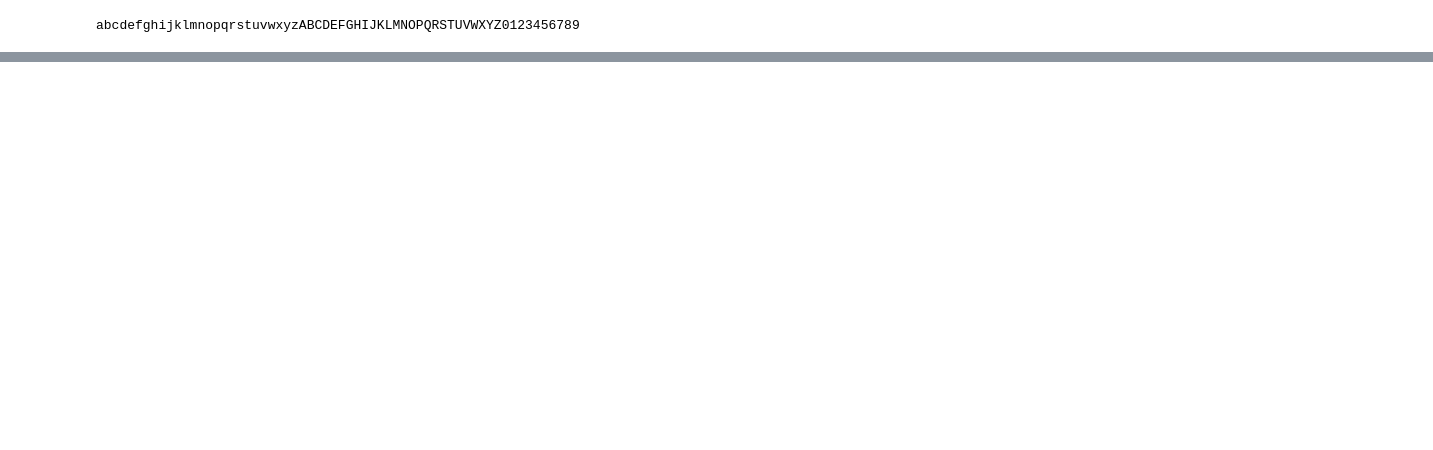
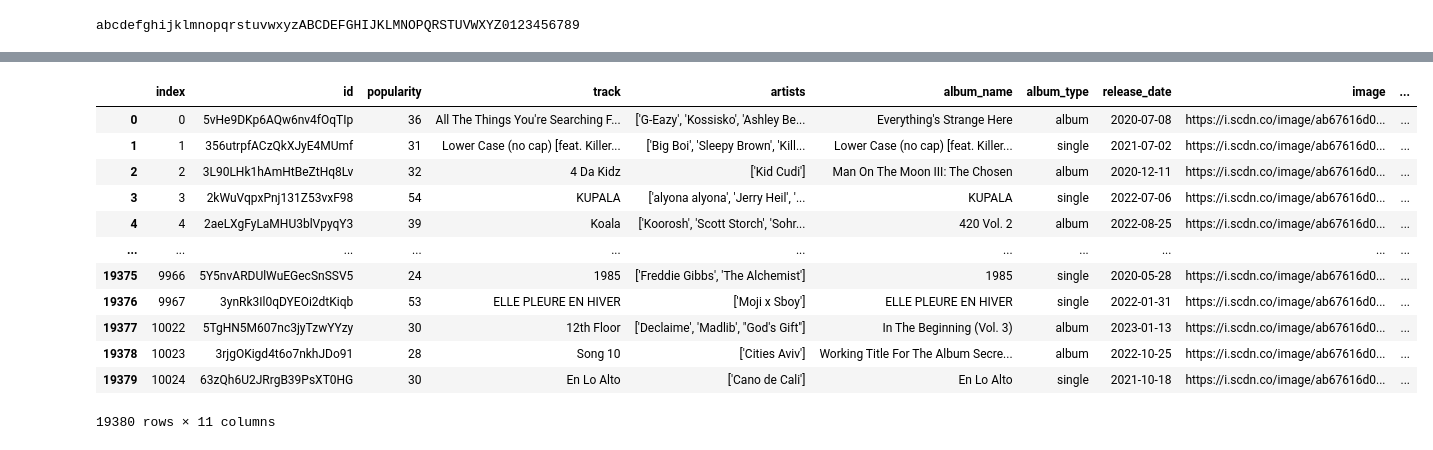
Before and after one commit to deepakjangir15/Hip-Hop-Popularity, a Jupyter notebook: Hip-Hop Popularity.ipynb, the cells around one changed output, grey strips where cells are left out. Saved outputs shown, nothing was run; the diff lists cells and outputs as text; code cells hidden in the pictures; blank space fills up the shorter version.

```diff
--- a/Hip-Hop Popularity.ipynb
+++ b/Hip-Hop Popularity.ipynb
@@ -144,0 +199,16 @@ No of repeated songs avoided 0
+# %%
+music_df.sort_index()
+# %% [output]
+|  | index | id | popularity | track | artists | album_name | album_type | release_date | image | ... |
+| 0 | 0 | 5vHe9DKp6AQw6nv4fOqTIp | 36 | All The Things You're Searching F... | ['G-Eazy', 'Kossisko', 'Ashley Be... | Everything's Strange Here | album | 2020-07-08 | https://i.scdn.co/image/ab67616d0... | ... |
+| 1 | 1 | 356utrpfACzQkXJyE4MUmf | 31 | Lower Case (no cap) [feat. Killer... | ['Big Boi', 'Sleepy Brown', 'Kill... | Lower Case (no cap) [feat. Killer... | single | 2021-07-02 | https://i.scdn.co/image/ab67616d0... | ... |
+| 2 | 2 | 3L90LHk1hAmHtBeZtHq8Lv | 32 | 4 Da Kidz | ['Kid Cudi'] | Man On The Moon III: The Chosen | album | 2020-12-11 | https://i.scdn.co/image/ab67616d0... | ... |
+| 3 | 3 | 2kWuVqpxPnj131Z53vxF98 | 54 | KUPALA | ['alyona alyona', 'Jerry Heil', '... | KUPALA | single | 2022-07-06 | https://i.scdn.co/image/ab67616d0... | ... |
+| 4 | 4 | 2aeLXgFyLaMHU3blVpyqY3 | 39 | Koala | ['Koorosh', 'Scott Storch', 'Sohr... | 420 Vol. 2 | album | 2022-08-25 | https://i.scdn.co/image/ab67616d0... | ... |
+| ... | ... | ... | ... | ... | ... | ... | ... | ... | ... | ... |
+| 19375 | 9966 | 5Y5nvARDUlWuEGecSnSSV5 | 24 | 1985 | ['Freddie Gibbs', 'The Alchemist'] | 1985 | single | 2020-05-28 | https://i.scdn.co/image/ab67616d0... | ... |
+| 19376 | 9967 | 3ynRk3Il0qDYEOi2dtKiqb | 53 | ELLE PLEURE EN HIVER | ['Moji x Sboy'] | ELLE PLEURE EN HIVER | single | 2022-01-31 | https://i.scdn.co/image/ab67616d0... | ... |
+| 19377 | 10022 | 5TgHN5M607nc3jyTzwYYzy | 30 | 12th Floor | ['Declaime', 'Madlib', "God's Gift"] | In The Beginning (Vol. 3) | album | 2023-01-13 | https://i.scdn.co/image/ab67616d0... | ... |
+| 19378 | 10023 | 3rjgOKigd4t6o7nkhJDo91 | 28 | Song 10 | ['Cities Aviv'] | Working Title For The Album Secre... | album | 2022-10-25 | https://i.scdn.co/image/ab67616d0... | ... |
+| 19379 | 10024 | 63zQh6U2JRrgB39PsXT0HG | 30 | En Lo Alto | ['Cano de Cali'] | En Lo Alto | single | 2021-10-18 | https://i.scdn.co/image/ab67616d0... | ... |
+19380 rows × 11 columns
```
Also changed, not shown: parts of 40 cells of this notebook.
